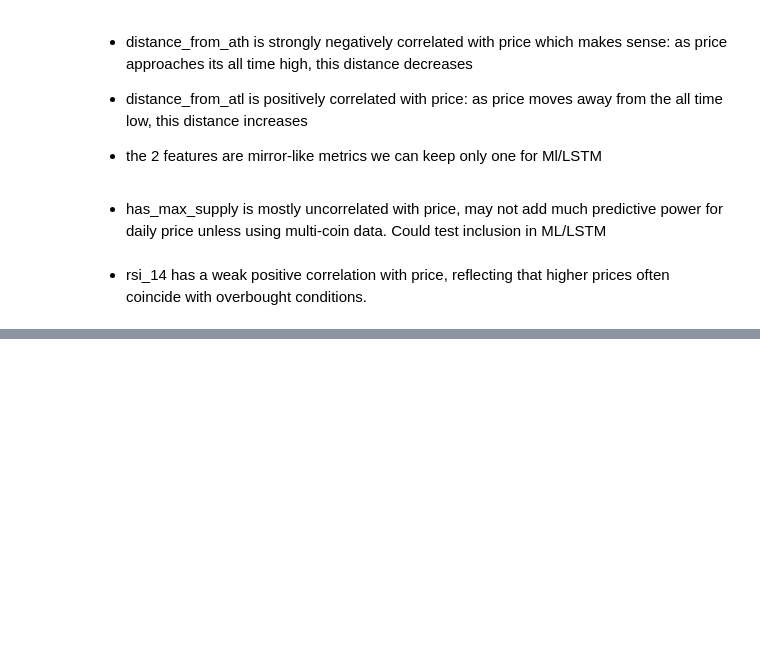
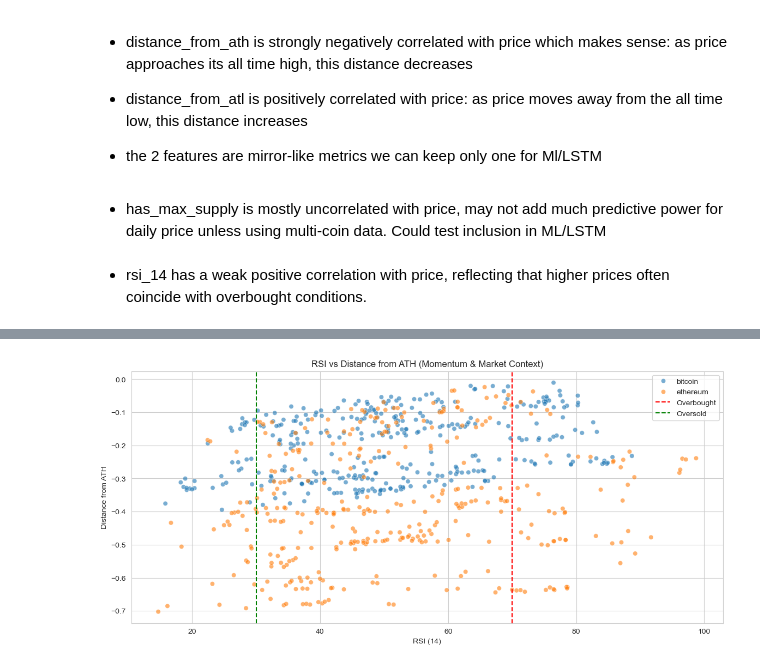
Before and after one commit to tlilimaryem7-cloud/AI-powered-cryptocurrency-market-analysis-and-decision-support-system, a Jupyter notebook: notebooks/02_eda.ipynb, the cells around one changed output, grey strips where cells are left out. Saved outputs shown, nothing was run; the diff lists cells and outputs as text; code cells hidden in the pictures; blank space fills up the shorter version.

```diff
--- a/notebooks/02_eda.ipynb
+++ b/notebooks/02_eda.ipynb
@@ -726,0 +657,20 @@ Volatility and Risk Features:
+# %%
+# RSI vs Distance from ATH (Momentum + Context)
+plt.figure(figsize=(14,6))
+sns.scatterplot(
+    data=df_clean,
+    x="rsi_14",
+    y="distance_from_ath",
+    hue="coin",
+    alpha=0.6
+)
+
+plt.axvline(70, color="red", linestyle="--", label="Overbought")
+plt.axvline(30, color="green", linestyle="--", label="Oversold")
+plt.title("RSI vs Distance from ATH (Momentum & Market Context)")
+plt.xlabel("RSI (14)")
+plt.ylabel("Distance from ATH")
+plt.legend()
+plt.show()
+# %% [output]
+[figure, added]
```
Also changed, not shown: parts of 22 cells of this notebook, 1 other file.
